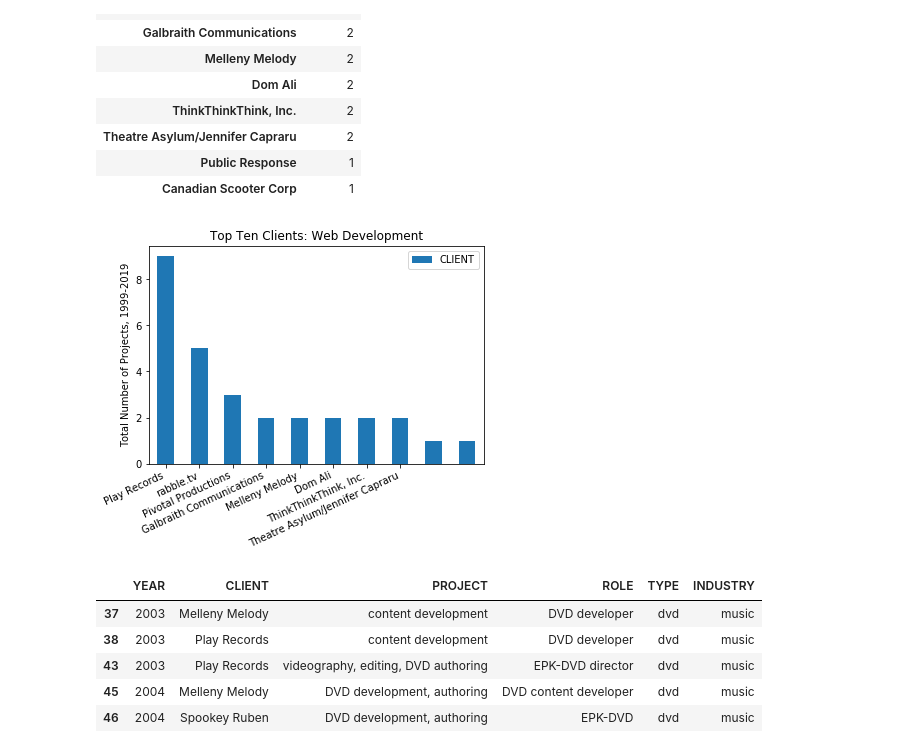
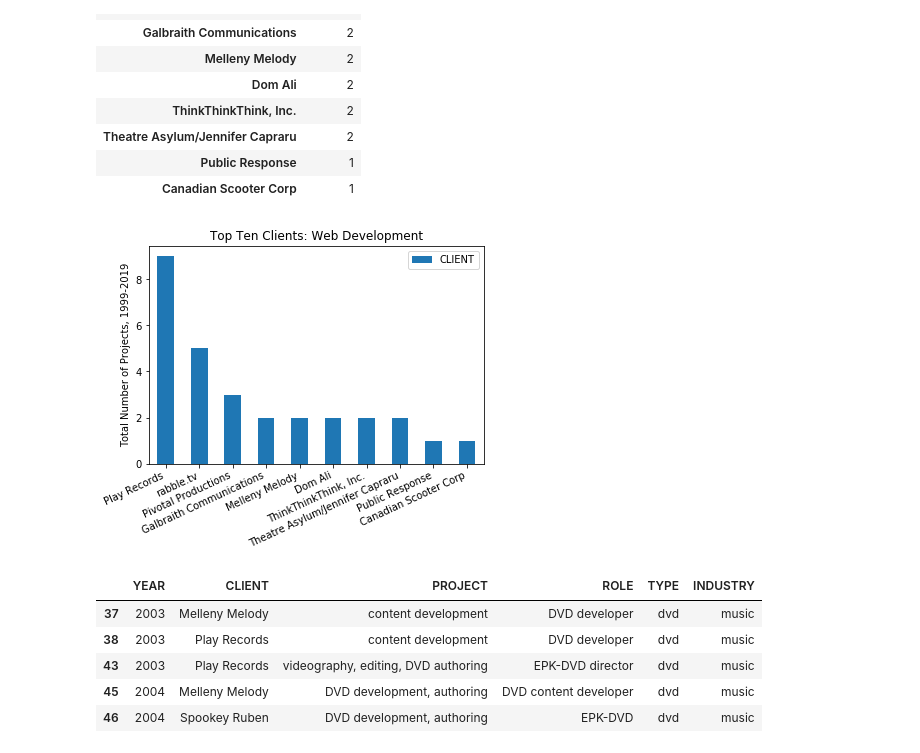
Before and after one commit to elsantonato/18-Project_3-The_Numbers, a Jupyter notebook: ftpmedia_app/data_cleaning.ipynb, the cells around one changed output. Saved outputs shown, nothing was run; the diff lists cells and outputs as text; code cells hidden in the pictures.

```diff
--- a/ftpmedia_app/data_cleaning.ipynb
+++ b/ftpmedia_app/data_cleaning.ipynb
@@ -378,7 +416,8 @@ video_clients_10.plot(kind='bar')
 #not working correctly
 # %%
 # Identify the client projects that are specific to type "web"
-web = elsanto_df[elsanto_df["TYPE"].str.contains("web") + ("webcasting")== False)]
+web = elsanto_df[elsanto_df["TYPE"].str.contains("web")]
 web.info()
 web.index
+## check for loc to isolate "web" only returns, not "webcasting"
 # %% [output]
@@ -402,20 +456,20 @@ web_clients.head(10)
 # %%
 # plot top ten clients for web work
 web_clients_10 = web_clients.head(10)
 web_clients_10.plot(kind='bar')
 
 plt.title("Top Ten Clients: Web Development")
 plt.ylabel("Total Number of Projects, 1999-2019")
 
-plt.xticks(tick_locations, ha='right', rotation=25)
+plt.xticks(ha='right', rotation=25)
 
 # Save plot
 plt.savefig('images/fig_web.png', bbox_inches="tight", dpi=199)
 
 # Show plot
 plt.show()
 # %% [output]
-[figure, old version]
+[figure, new version]
 # %%
 # Identify the client projects that are specific to type "dvd"
 dvd = elsanto_df[elsanto_df["TYPE"].str.contains("dvd")]
```
Also changed, not shown: parts of 11 cells of this notebook, 8 other files.
